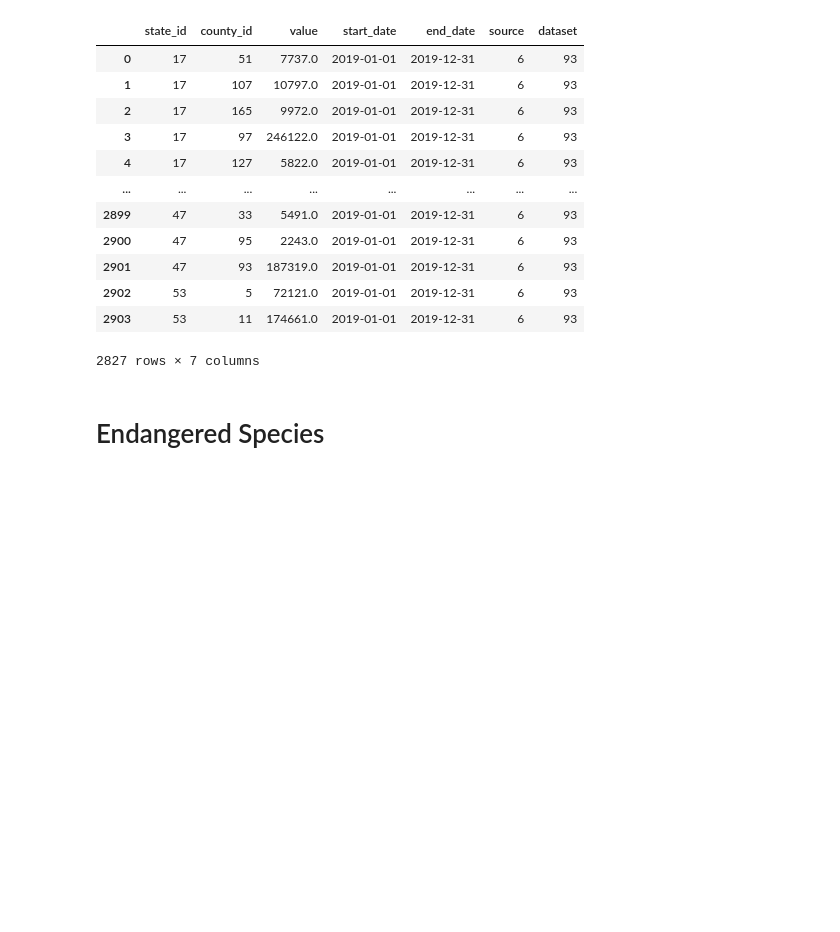
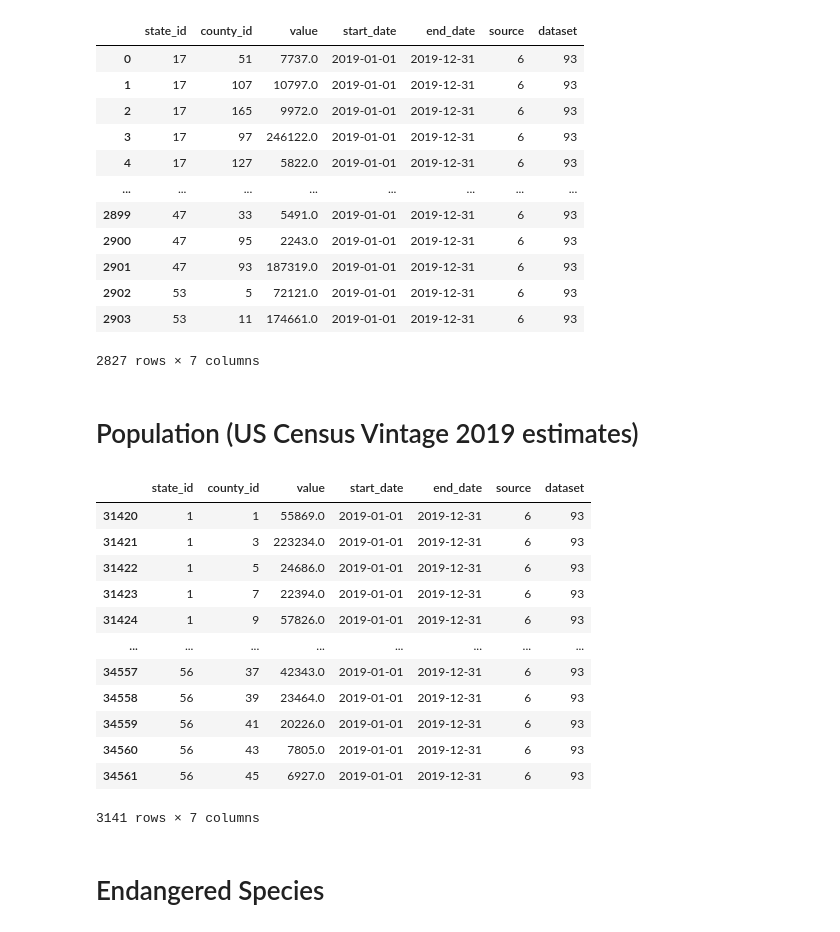
Before and after one commit to cypressf/climate-map-tests, a Jupyter notebook: reformat-for-database/reformat-data.ipynb, the cells around one changed output. Drawn from its saved outputs; the diff is of its cells as text; code cells hidden in the pictures; blank space fills up the shorter version.

Commit message:
Reformat population data

```diff
--- a/reformat-for-database/reformat-data.ipynb
+++ b/reformat-for-database/reformat-data.ipynb
@@ -239,6 +239,31 @@ data
 | 2902 | 53 | 5 | 72121.0 | 2019-01-01 | 2019-12-31 | 6 | 93 |
 | 2903 | 53 | 11 | 174661.0 | 2019-01-01 | 2019-12-31 | 6 | 93 |
 2827 rows × 7 columns
+# %% [markdown]
+# Population (US Census Vintage 2019 estimates)
+# %%
+data = load_data("input/Population.csv")
+data["start_date"] = "2019-01-01"
+data["end_date"] = "2019-12-31"
+data["source"] = 6 # US Census Bureau
+data["dataset"] = 93 # population
+data = data[data.variable == 'POPESTIMATE2019']
+data = save_data(data, "output/population_all_2019_reformatted.csv")
+data
+# %% [output]
+|  | state_id | county_id | value | start_date | end_date | source | dataset |
+| 31420 | 1 | 1 | 55869.0 | 2019-01-01 | 2019-12-31 | 6 | 93 |
+| 31421 | 1 | 3 | 223234.0 | 2019-01-01 | 2019-12-31 | 6 | 93 |
+| 31422 | 1 | 5 | 24686.0 | 2019-01-01 | 2019-12-31 | 6 | 93 |
+| 31423 | 1 | 7 | 22394.0 | 2019-01-01 | 2019-12-31 | 6 | 93 |
+| 31424 | 1 | 9 | 57826.0 | 2019-01-01 | 2019-12-31 | 6 | 93 |
+| ... | ... | ... | ... | ... | ... | ... | ... |
+| 34557 | 56 | 37 | 42343.0 | 2019-01-01 | 2019-12-31 | 6 | 93 |
+| 34558 | 56 | 39 | 23464.0 | 2019-01-01 | 2019-12-31 | 6 | 93 |
+| 34559 | 56 | 41 | 20226.0 | 2019-01-01 | 2019-12-31 | 6 | 93 |
+| 34560 | 56 | 43 | 7805.0 | 2019-01-01 | 2019-12-31 | 6 | 93 |
+| 34561 | 56 | 45 | 6927.0 | 2019-01-01 | 2019-12-31 | 6 | 93 |
+3141 rows × 7 columns
 # %% [markdown]
 # Endangered Species
 # %%
```
Also changed, not shown: 5 other files.
